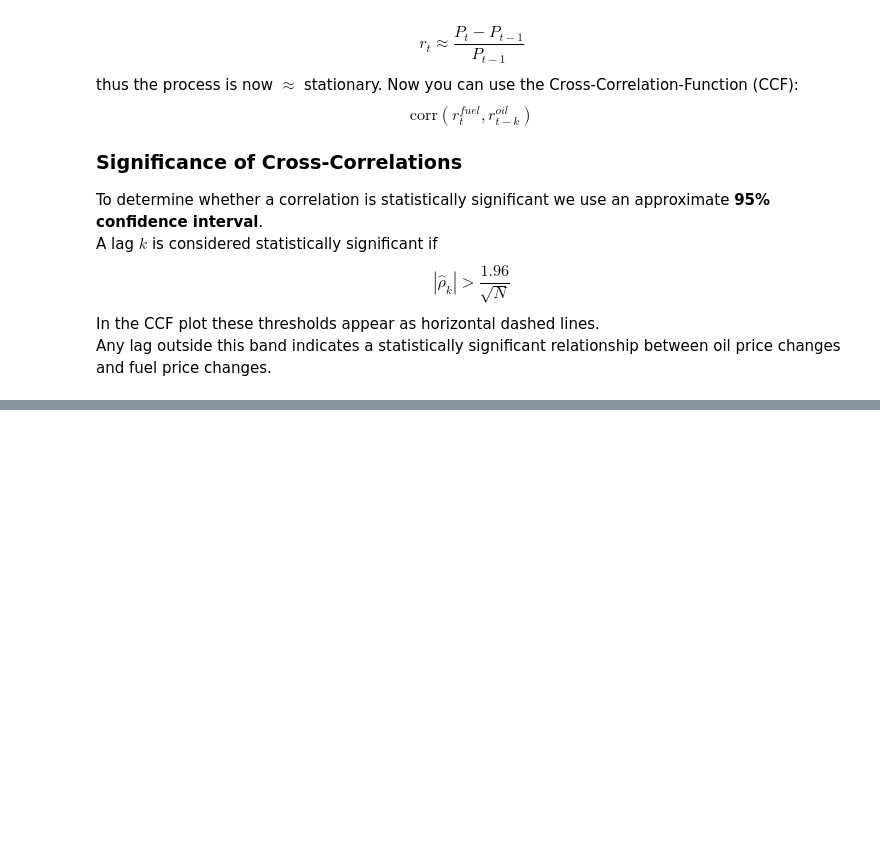
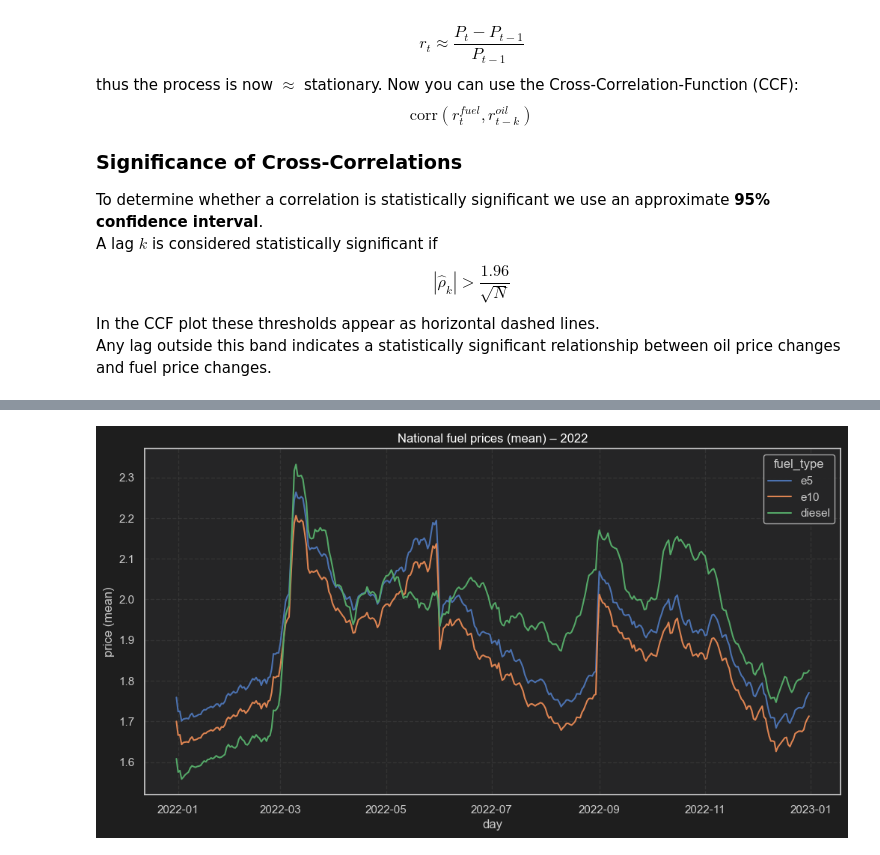
Before and after one commit to qflewy/Data-Science-Projekt, a Jupyter notebook: Notebooks/rq2_nb_final.ipynb, the cells around one changed output, grey strips where cells are left out. Saved outputs shown, nothing was run; the diff lists cells and outputs as text; code cells hidden in the pictures; blank space fills up the shorter version.

```diff
--- a/Notebooks/rq2_nb_final.ipynb
+++ b/Notebooks/rq2_nb_final.ipynb
@@ -190,0 +295,5 @@ df_all.tail()
+# %%
+# Examplary plot for the beginning of the Ukraine war in feb/march 2022
+plot_national_fuel_prices_year(2022, stat="mean")
+# %% [output]
+[figure, added]
```
Also changed, not shown: parts of 18 cells of this notebook, 1 other file.
